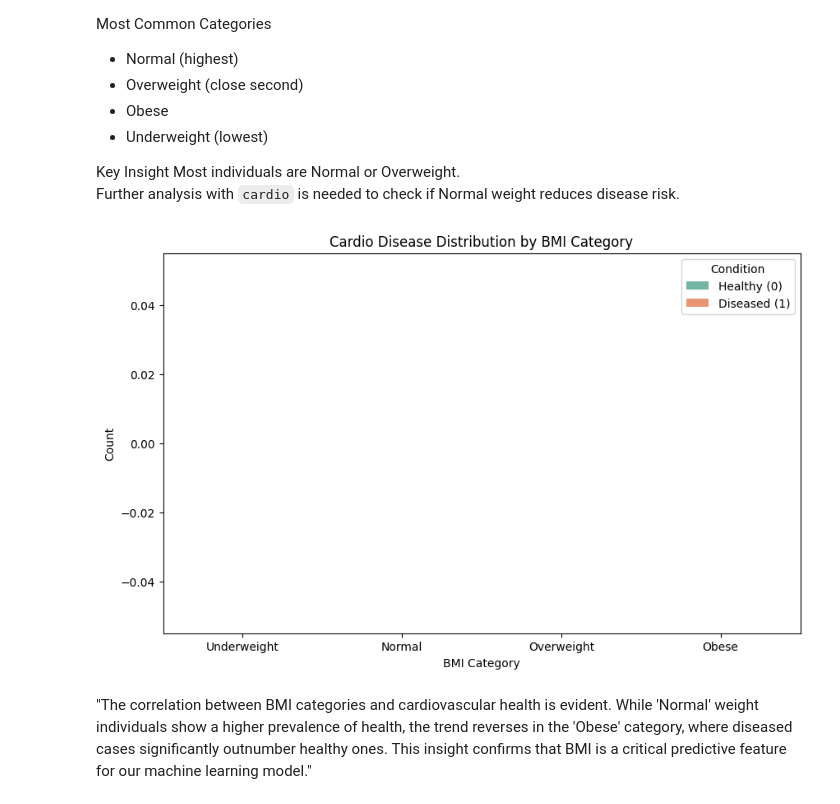
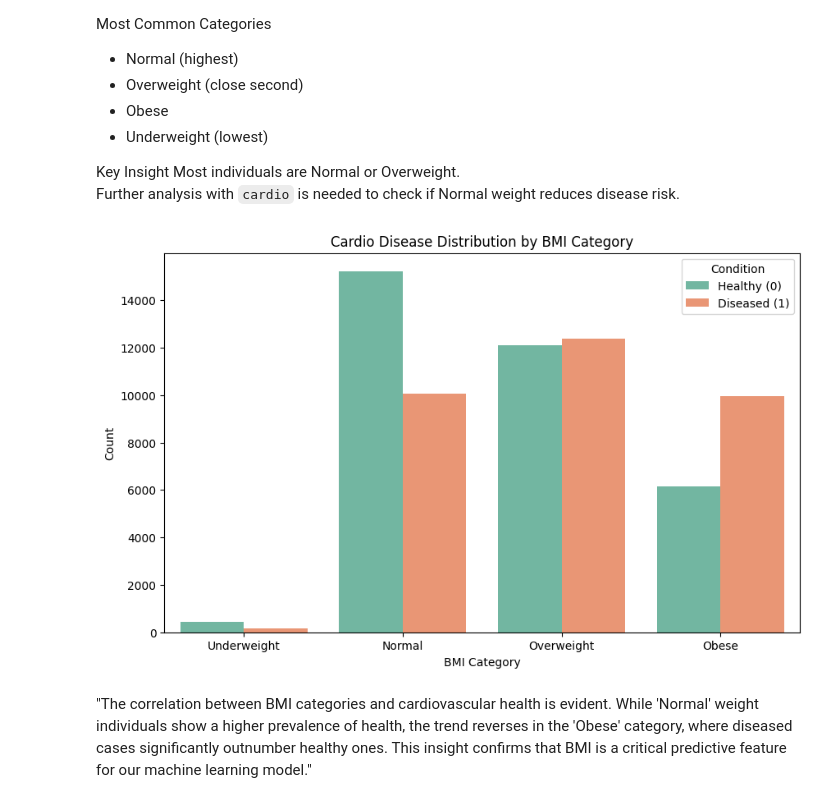
Before and after one commit to yousefghawi/Cardiovascular-disease-capstone-project, a Jupyter notebook: Modeling and Evaluation/Machine_Learning_Modeling.ipynb, the cells around one changed output. Cells and saved outputs as stored; diff of their text form; code cells hidden in the pictures.

```diff
--- a/Modeling and Evaluation/Machine_Learning_Modeling.ipynb
+++ b/Modeling and Evaluation/Machine_Learning_Modeling.ipynb
@@ -322,20 +322,21 @@ Further analysis with `cardio` is needed to check if Normal weight reduces disea
 # %%
 plt.figure(figsize=(10,6))
 sns.countplot(
     x='bmi_cat',
     hue='cardio',
     data=df,
-    order=['Underweight', 'Normal', 'Overweight', 'Obese'],
+    order=[0, 1, 2, 3],
     palette='Set2'
 )
 
 plt.title("Cardio Disease Distribution by BMI Category")
 plt.xlabel("BMI Category")
 plt.ylabel("Count")
+plt.xticks([0, 1, 2, 3], ['Underweight', 'Normal', 'Overweight', 'Obese'])
 plt.legend(title='Condition', labels=['Healthy (0)', 'Diseased (1)'])
 plt.show()
 # %% [output]
-[figure, old version]
+[figure, new version]
 # %% [markdown]
 "The correlation between BMI categories and cardiovascular health is evident. While 'Normal' weight individuals show a higher prevalence of health, the trend reverses in the 'Obese' category, where diseased cases significantly outnumber healthy ones. This insight confirms that BMI is a critical predictive feature for our machine learning model."
 # %% [markdown]
```
